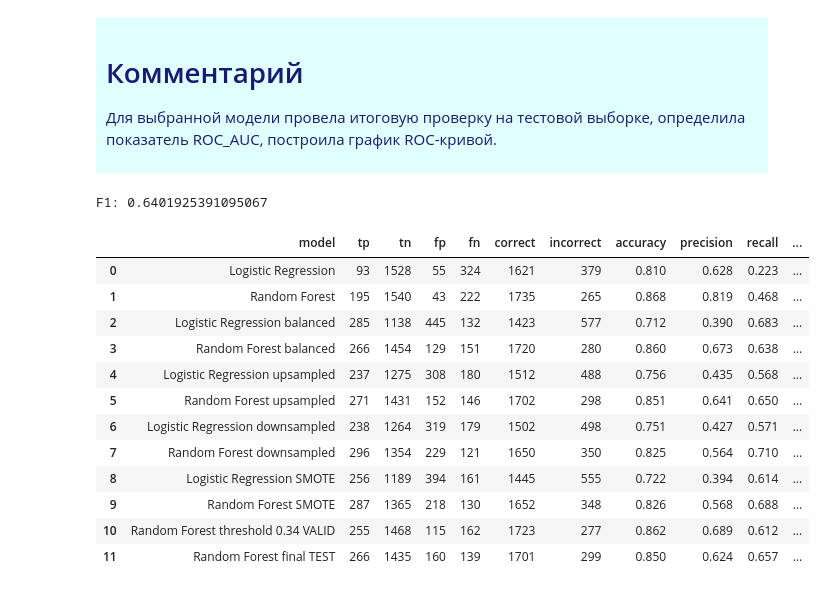
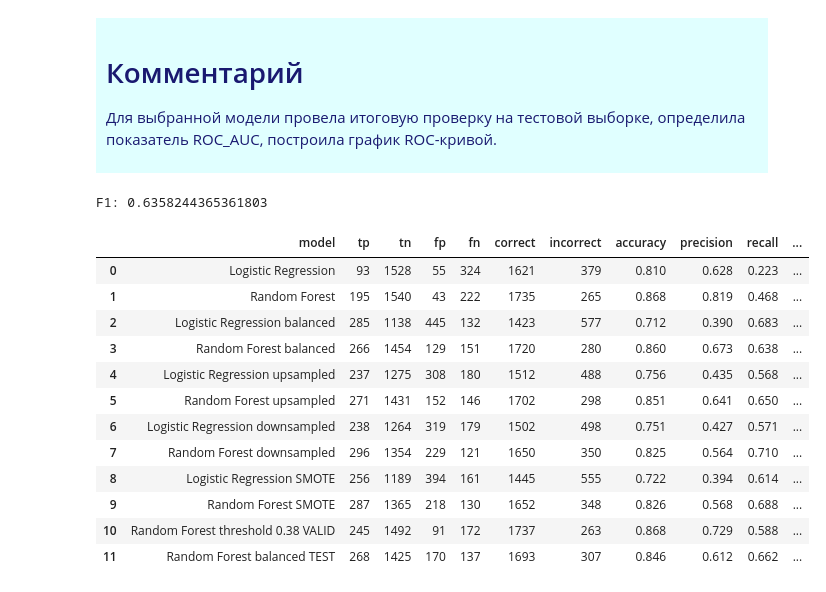
Before and after one commit to irinik/unbalanced_data, a Jupyter notebook: project-teacher.ipynb, the cells around one changed output. Drawn from its saved outputs; the diff is of its cells as text; code cells hidden in the pictures.

```diff
--- a/project-teacher.ipynb
+++ b/project-teacher.ipynb
@@ -488,10 +456,10 @@ F1: 0.4969485614646905
 | 1 | Random Forest | 195 | 1540 | 43 | 222 | 1735 | 265 | 0.868 | 0.819 | 0.468 | ... |
 | 2 | Logistic Regression balanced | 285 | 1138 | 445 | 132 | 1423 | 577 | 0.712 | 0.390 | 0.683 | ... |
 # %%
-model = RandomForestClassifier(n_estimators=90, max_depth=12, min_samples_leaf=3, \
+model_rf_bal = RandomForestClassifier(n_estimators=90, max_depth=12, min_samples_leaf=3, \
                                random_state=0, class_weight='balanced')
-model.fit(features_train, target_train)
-predicted_valid = model.predict(features_valid)
+model_rf_bal.fit(features_train, target_train)
+predicted_valid = model_rf_bal.predict(features_valid)
 
 print("F1:", f1_score(target_valid, predicted_valid))
 
@@ -833,12 +801,12 @@ F1: 0.6225596529284164
 | 8 | Logistic Regression SMOTE | 256 | 1189 | 394 | 161 | 1445 | 555 | 0.722 | 0.394 | 0.614 | ... |
 | 9 | Random Forest SMOTE | 287 | 1365 | 218 | 130 | 1652 | 348 | 0.826 | 0.568 | 0.688 | ... |
 # %%
-# Итоговая модель Случайный лес
+# Модель Случайный лес с порогом 0.38
 model = RandomForestClassifier(n_estimators=90, max_depth=12, min_samples_leaf=3, random_state=0)
 model.fit(features_train, target_train)
 probabilities_valid = model.predict_proba(features_valid)
 probabilities_one_valid = probabilities_valid[:, 1]
-predicted_valid = probabilities_one_valid > 0.34
+predicted_valid = probabilities_one_valid > 0.38
 
 print("F1:", f1_score(target_valid, predicted_valid))
 # %% [output]
@@ -846,5 +814,5 @@ F1: 0.6480304955527318
 # %%
-row = metric(target_valid, predicted_valid, features_valid, 'Random Forest threshold 0.34 VALID')
+row = metric(target_valid, predicted_valid, features_valid, 'Random Forest threshold 0.38 VALID')
 df_result = df_result.append(row, ignore_index=True)
 df_result
 # %% [output]
@@ -888,30 +856,30 @@ df_result
 Для выбранной модели провела итоговую проверку на тестовой выборке, определила показатель ROC_AUC, построила график ROC-кривой.
 
 <div>
-# %%
-probabilities_test = model.predict_proba(features_test)
-probabilities_one_test = probabilities_test[:, 1]
-predicted_test = probabilities_one_test > 0.34
-
-print("F1:", f1_score(target_test, predicted_test))
-# %% [output]
-F1: 0.6401925391095067
+# %%
+# Итоговой моделью выбрала Случайный лес с параметром class_weight='balanced'
+model = model_rf_bal
+predicted_test = model.predict(features_test)
+
+print("F1:", f1_score(target_test, predicted_test))
+# %% [output]
+F1: 0.6358244365361803
 # %%
-row = metric(target_test, predicted_test, features_test, 'Random Forest final TEST')
+row = metric(target_test, predicted_test, features_test, 'Random Forest balanced TEST')
 df_result = df_result.append(row, ignore_index=True)
 df_result
 # %% [output]
 |  | model | tp | tn | fp | fn | correct | incorrect | accuracy | precision | recall | ... |
 | 0 | Logistic Regression | 93 | 1528 | 55 | 324 | 1621 | 379 | 0.810 | 0.628 | 0.223 | ... |
 | 1 | Random Forest | 195 | 1540 | 43 | 222 | 1735 | 265 | 0.868 | 0.819 | 0.468 | ... |
 | 2 | Logistic Regression balanced | 285 | 1138 | 445 | 132 | 1423 | 577 | 0.712 | 0.390 | 0.683 | ... |
 | 3 | Random Forest balanced | 266 | 1454 | 129 | 151 | 1720 | 280 | 0.860 | 0.673 | 0.638 | ... |
 | 4 | Logistic Regression upsampled | 237 | 1275 | 308 | 180 | 1512 | 488 | 0.756 | 0.435 | 0.568 | ... |
 | 5 | Random Forest upsampled | 271 | 1431 | 152 | 146 | 1702 | 298 | 0.851 | 0.641 | 0.650 | ... |
 | 6 | Logistic Regression downsampled | 238 | 1264 | 319 | 179 | 1502 | 498 | 0.751 | 0.427 | 0.571 | ... |
 | 7 | Random Forest downsampled | 296 | 1354 | 229 | 121 | 1650 | 350 | 0.825 | 0.564 | 0.710 | ... |
 | 8 | Logistic Regression SMOTE | 256 | 1189 | 394 | 161 | 1445 | 555 | 0.722 | 0.394 | 0.614 | ... |
 | 9 | Random Forest SMOTE | 287 | 1365 | 218 | 130 | 1652 | 348 | 0.826 | 0.568 | 0.688 | ... |
-| 10 | Random Forest threshold 0.34 VALID | 255 | 1468 | 115 | 162 | 1723 | 277 | 0.862 | 0.689 | 0.612 | ... |
-| 11 | Random Forest final TEST | 266 | 1435 | 160 | 139 | 1701 | 299 | 0.850 | 0.624 | 0.657 | ... |
+| 10 | Random Forest threshold 0.38 VALID | 245 | 1492 | 91 | 172 | 1737 | 263 | 0.868 | 0.729 | 0.588 | ... |
+| 11 | Random Forest balanced TEST | 268 | 1425 | 170 | 137 | 1693 | 307 | 0.846 | 0.612 | 0.662 | ... |
 # %%
```
Also changed, not shown: parts of 15 cells of this notebook.
